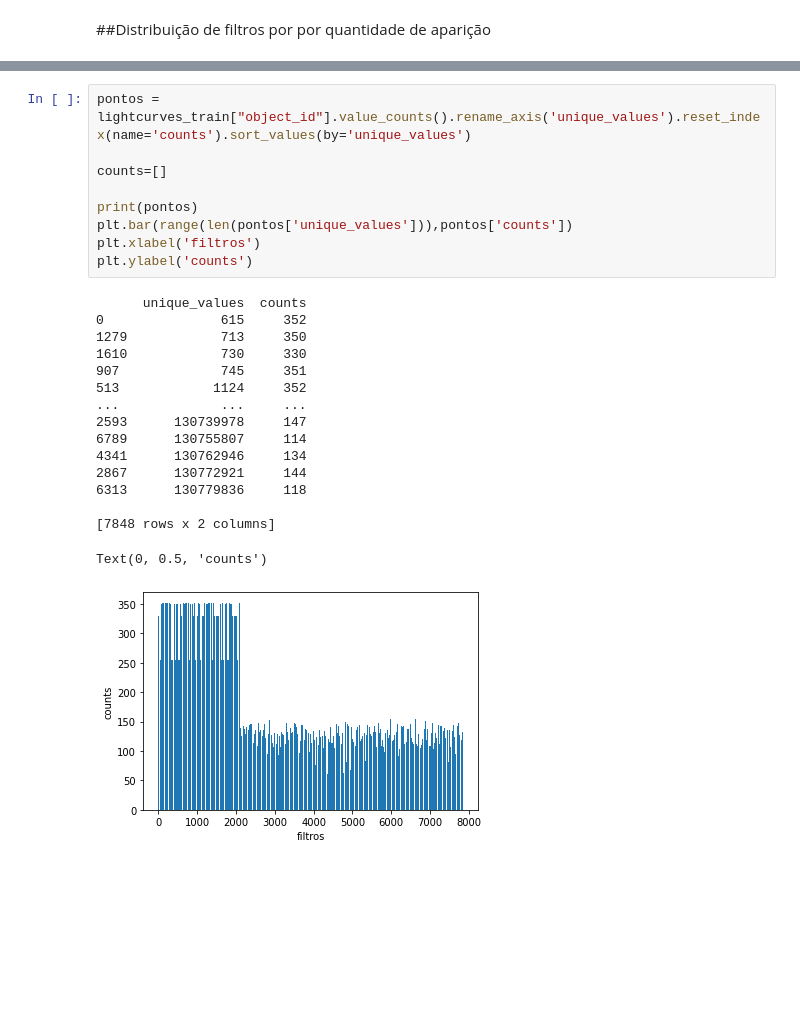
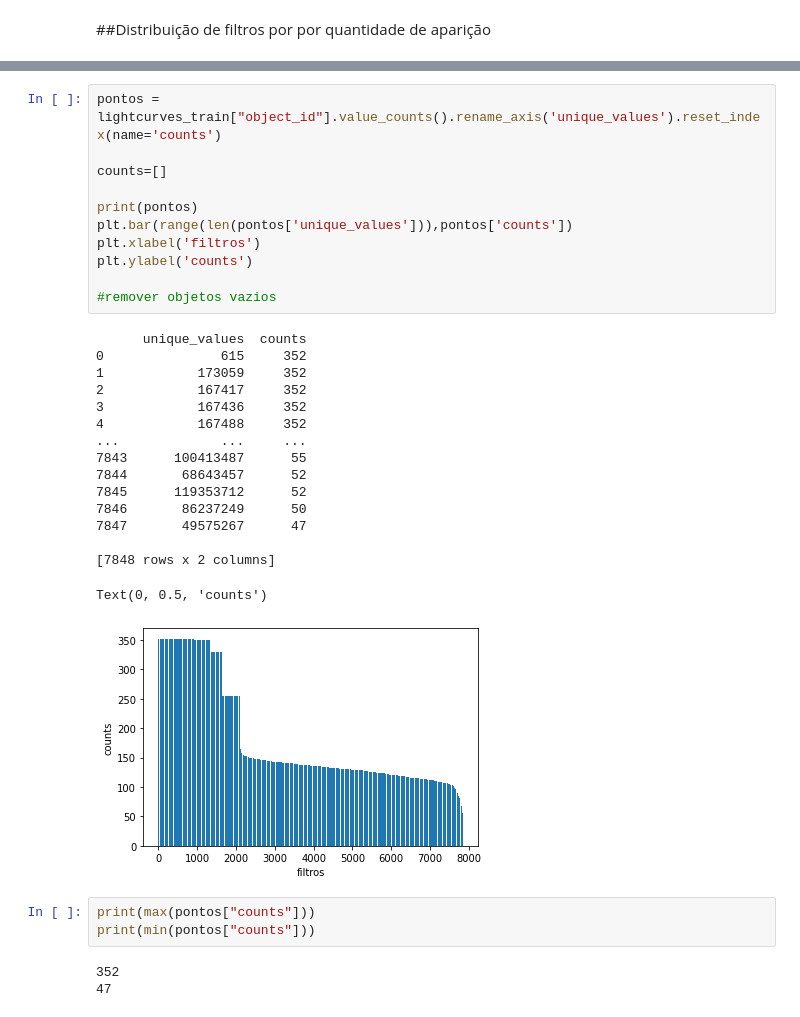
Before and after one commit to MarcoBarroca/VI_EAFEXP_Proj3, a Jupyter notebook: master.ipynb, the cells around one changed output, grey strips where cells are left out. Cells and saved outputs as stored; diff of their text form; blank space fills up the shorter version.

```diff
--- a/master.ipynb
+++ b/master.ipynb
@@ -87,27 +91,35 @@ Text(0, 0.5, 'counts ')
 [figure]
 # %%
-pontos = lightcurves_train["object_id"].value_counts().rename_axis('unique_values').reset_index(name='counts').sort_values(by='unique_values')
+pontos = lightcurves_train["object_id"].value_counts().rename_axis('unique_values').reset_index(name='counts')
 
 counts=[]
 
 print(pontos)
 plt.bar(range(len(pontos['unique_values'])),pontos['counts'])
 plt.xlabel('filtros')
 plt.ylabel('counts')
+
+#remover objetos vazios
 # %% [output]
       unique_values  counts
 0               615     352
-1279            713     350
-1610            730     330
-907             745     351
-513            1124     352
+1            173059     352
+2            167417     352
+3            167436     352
+4            167488     352
 ...             ...     ...
-2593      130739978     147
-6789      130755807     114
-4341      130762946     134
-2867      130772921     144
-6313      130779836     118
+7843      100413487      55
+7844       68643457      52
+7845      119353712      52
+7846       86237249      50
+7847       49575267      47
 
 [7848 rows x 2 columns]
 Text(0, 0.5, 'counts')
-[figure, old version]
+[figure, new version]
+# %%
+print(max(pontos["counts"]))
+print(min(pontos["counts"]))
+# %% [output]
+352
+47
```
Also changed, not shown: parts of 2 cells of this notebook.
